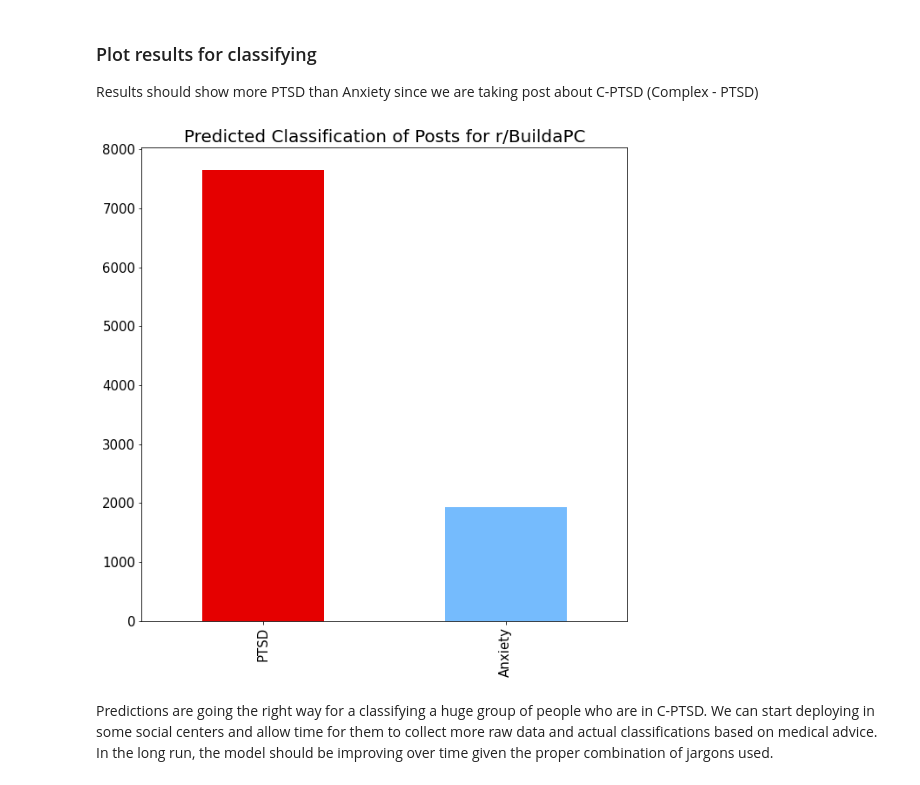
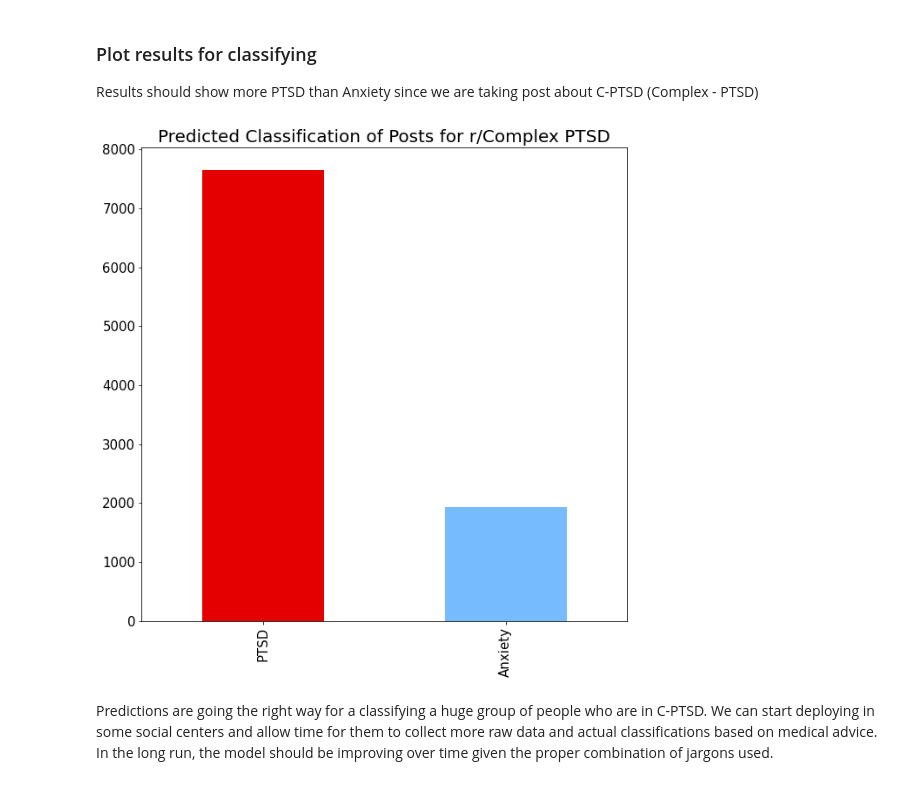
Before and after one commit to DS-GitHub2022/GA-Projects, a Jupyter notebook: Project 3_NLP_Identifying PTSD from Anxiety/Codes/4 - Classification Modelling.ipynb, the cells around one changed output. Cells and saved outputs as stored; diff of their text form; code cells hidden in the pictures.

```diff
--- a/Project 3_NLP_Identifying PTSD from Anxiety/Codes/4 - Classification Modelling.ipynb
+++ b/Project 3_NLP_Identifying PTSD from Anxiety/Codes/4 - Classification Modelling.ipynb
@@ -1302,12 +1302,13 @@ PTSD_Anxiety['have_ptsd'] = PTSD_Anxiety[0].apply(lambda x : 'PTSD' if x == 1 el
 
 Results should show more PTSD than Anxiety since we are taking post about C-PTSD (Complex - PTSD)
 # %%
-#plotting bar graph of AMD vs. Intel in r/BuildaPC
+#plotting bar graph of PTSD vs Anxiety
+
 PTSD_Anxiety['have_ptsd'].value_counts().plot(kind='bar', color=['xkcd:red', 'xkcd:sky blue'], figsize = [10,10], fontsize = 15);
 
-plt.title('Predicted Classification of Posts for r/BuildaPC', size=20);
+plt.title('Predicted Classification of Posts for r/Complex PTSD', size=20);
 # %% [output]
-[figure, old version]
+[figure, new version]
 # %% [markdown]
 Predictions are going the right way for a classifying a huge group of people who are in C-PTSD.
 We can start deploying in some social centers and allow time for them to collect more raw data and actual classifications based on medical advice. In the long run, the model should be improving over time given the proper combination of jargons used.
```
Also changed, not shown: parts of 13 cells of this notebook.
